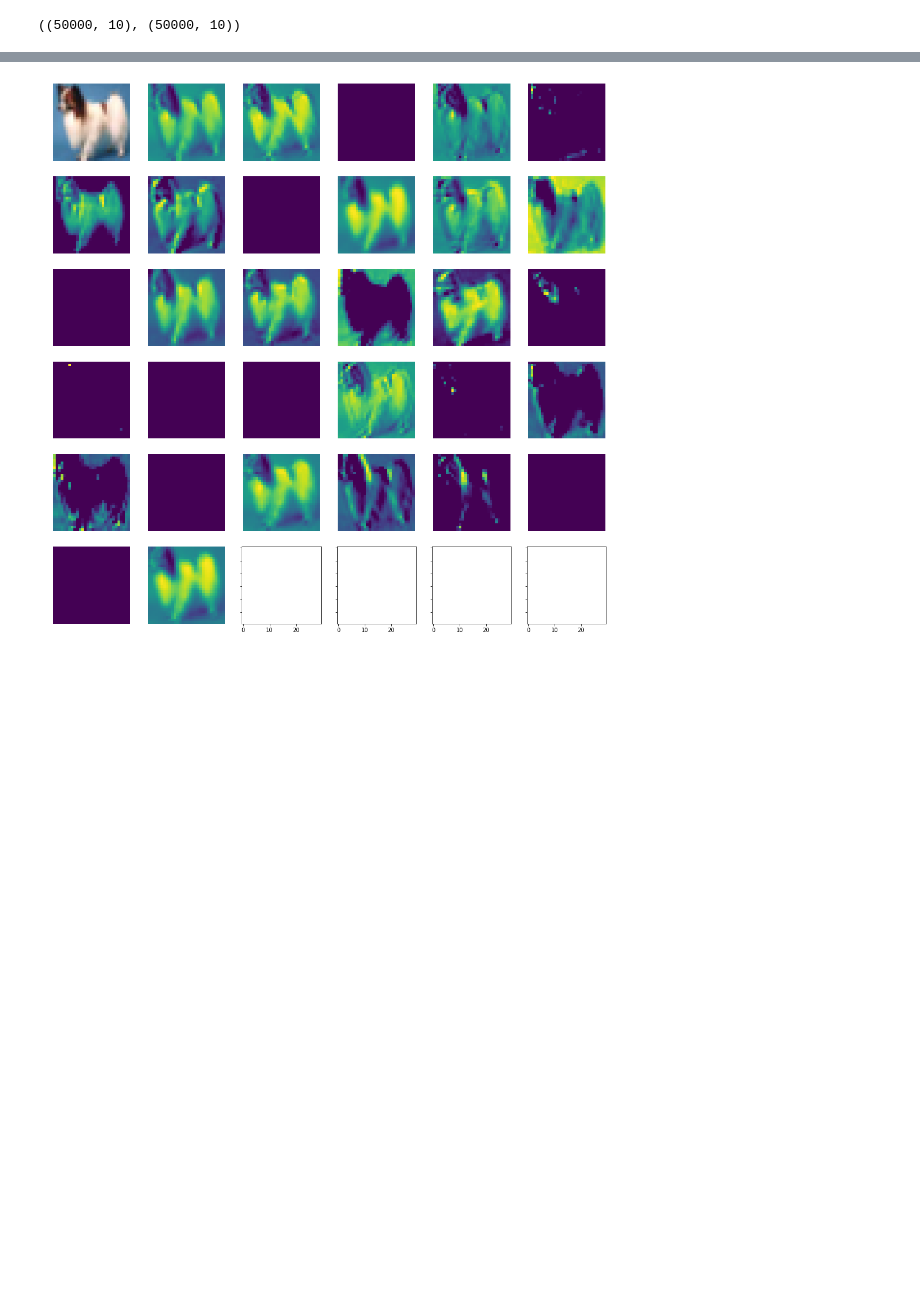
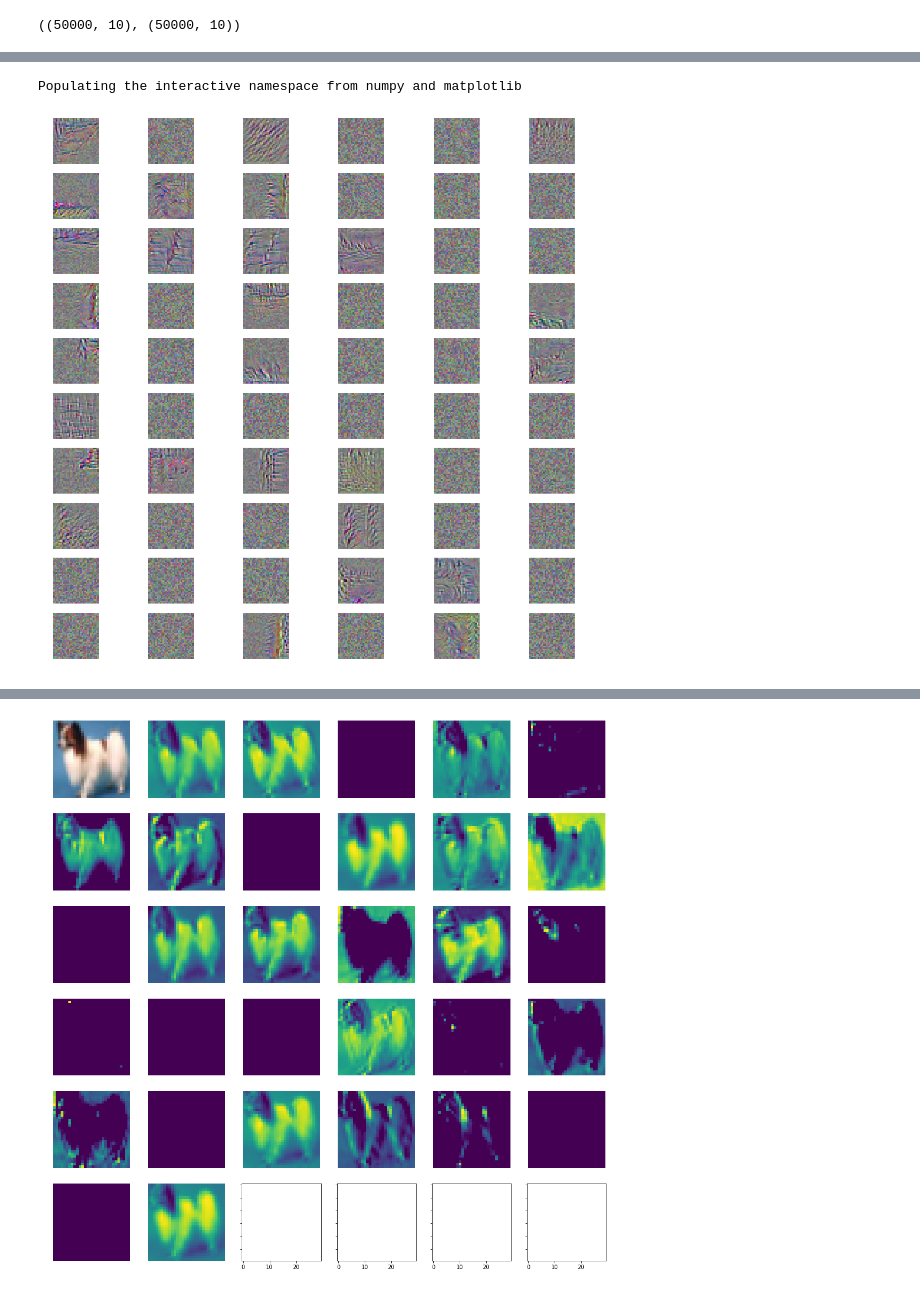
Before and after one commit to yamsgithub/deep_learning_exercises, a Jupyter notebook: cifar.ipynb, the cells around one changed output, grey strips where cells are left out. Cells and saved outputs as stored; diff of their text form; code cells hidden in the pictures; blank space fills up the shorter version.

```diff
--- a/cifar.ipynb
+++ b/cifar.ipynb
@@ -220,0 +190,18 @@ TypeError: Cannot cast ufunc subtract output from dtype('float64') to dtype('uin
+# %%
+layer_name = 'conv2d_12'
+processed_filters = []
+for i in range(0, 128):
+    iterate = get_iterate(layer_name, i, layer_dict)
+
+    input_img_data = np.random.random((1,32, 32, 3)) * 20 + 128.
+    step = 1
+
+    for _ in range(20):
+        loss_value, grads_value = iterate([input_img_data])
+        # some filters get stuck to 0, we can skip them
+        if loss_value <= K.epsilon():
+            continue
+        #print('loss_value ', loss_value)
+        input_img_data += grads_value * step
+    img = deprocess_image(input_img_data[0])
+    processed_filters.append((img, loss_value))
@@ -232,0 +276,22 @@ Populating the interactive namespace from numpy and matplotlib
+# %%
+%pylab inline
+import matplotlib.pyplot as plt
+import matplotlib.image as mpimg
+
+layer_name = 'conv2d_6'
+rows = 6
+cols = 6
+fig,ax = plt.subplots(10, 6, sharex=True, sharey=True, figsize=(18,18))
+ax = ax.flatten()
+
+i = 0
+for l in range(68,128):
+
+    img=mpimg.imread('%s_filter_%d.png' % (layer_name, l))
+
+    ax[i].imshow(img)
+    ax[i].axis('off')
+    i += 1
+# %% [output]
+Populating the interactive namespace from numpy and matplotlib
+[figure, added]
```
Also changed, not shown: parts of 17 cells of this notebook.
